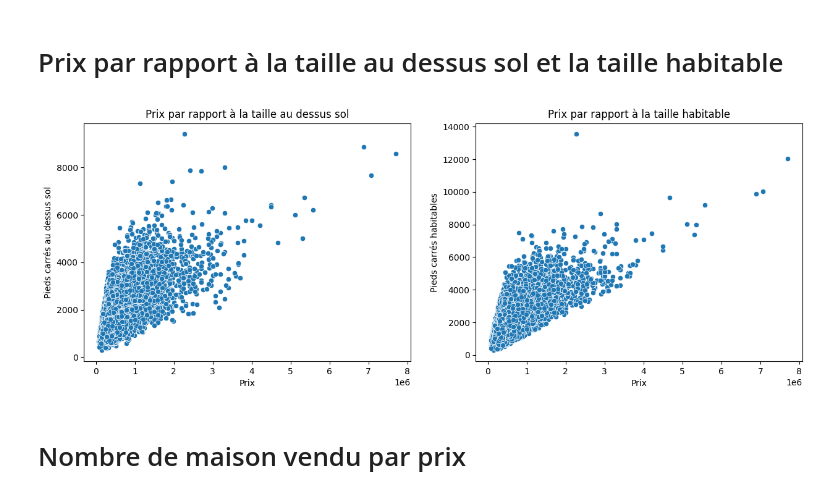
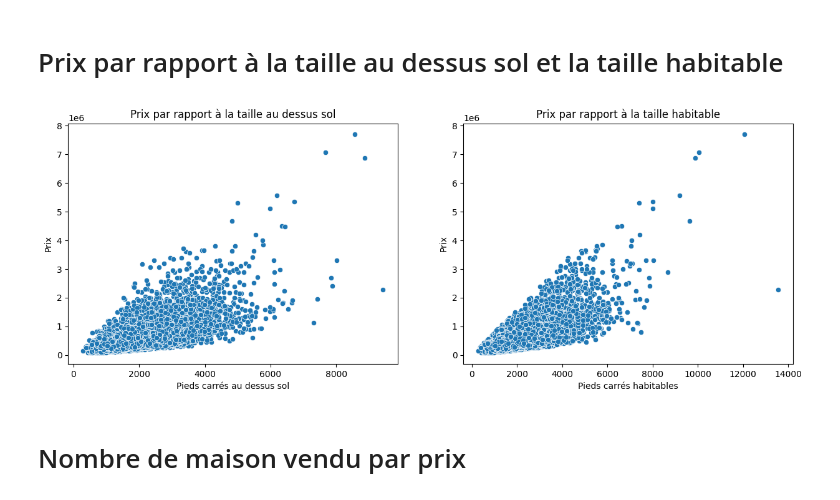
Before and after one commit to impejonathan/anlyse_maison, a Jupyter notebook: data_Cleaning_Analysis.ipynb, the cells around one changed output. Saved outputs shown, nothing was run; the diff lists cells and outputs as text; code cells hidden in the pictures.

```diff
--- a/data_Cleaning_Analysis.ipynb
+++ b/data_Cleaning_Analysis.ipynb
@@ -131,8 +131,8 @@ print("Nombre de lignes après suppression des doublons :", len(df_unique))
 Nombre de lignes avant suppression des doublons : 21613
 Nombre de lignes après suppression des doublons : 21436
 # %%
-df = df.sort_values(by=['id', 'date'], ascending=[True, False])
+# df = df.sort_values(by=['id', 'date'], ascending=[True, False])
 
-# conserver uniquement la première occurrence de chaque identifiant
-df = df.drop_duplicates(subset=['id'], keep='first')
-df.sort_values(by=['id',])
+# # conserver uniquement la première occurrence de chaque identifiant
+# df = df.drop_duplicates(subset=['id'], keep='first')
+# df.sort_values(by=['id',])
@@ -161,22 +147,22 @@ df.sort_values(by=['id',])
 # %%
 fig, (ax1, ax2) = plt.subplots(ncols=2, figsize=(15, 5))
 
 # Graphique 1 : scatterplot de sqft_basement en fonction de price
-sns.scatterplot(data=df, x="price", y="sqft_above", ax=ax1)
-ax1.set_xlabel("Prix")
-ax1.set_ylabel("Pieds carrés au dessus sol")
+sns.scatterplot(data=df, x="sqft_above", y="price", ax=ax1)
+ax1.set_xlabel("Pieds carrés au dessus sol")
+ax1.set_ylabel("Prix")
 ax1.set_title("Prix par rapport à la taille au dessus sol")
 
 # Graphique 2 : scatterplot de sqft_living en fonction de price
-sns.scatterplot(data=df, x="price", y="sqft_living", ax=ax2)
-ax2.set_xlabel("Prix")
-ax2.set_ylabel("Pieds carrés habitables")
+sns.scatterplot(data=df, x="sqft_living", y="price", ax=ax2)
+ax2.set_xlabel("Pieds carrés habitables")
+ax2.set_ylabel("Prix")
 ax2.set_title("Prix par rapport à la taille habitable")
 
 # Affichage de la figure
 plt.show()
 # %% [output]
-[figure, old version]
+[figure, new version]
 # %% [markdown]
 # Nombre de maison vendu par prix
 # %%
```
Also changed, not shown: parts of 10 cells of this notebook, 4 other files.
